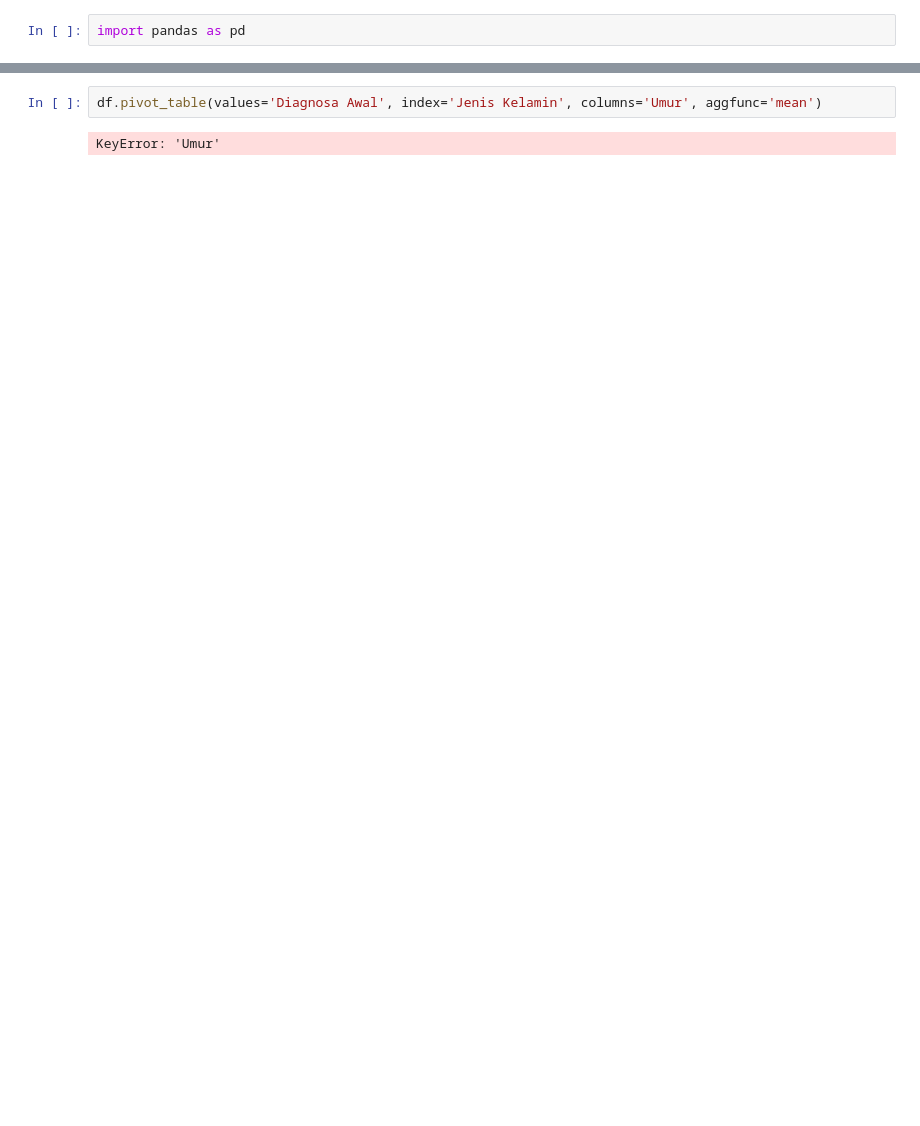
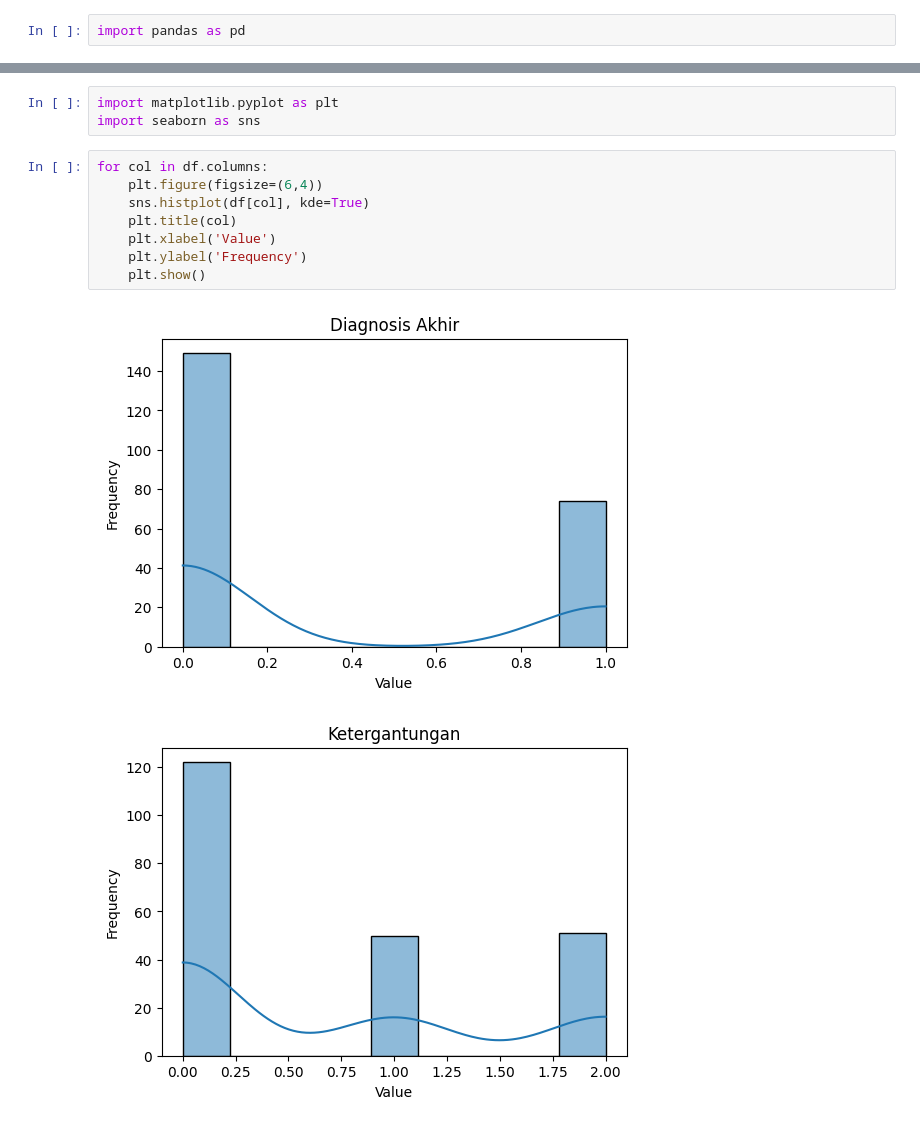
Before and after one commit to Emanxaa/DA_Proj, a Jupyter notebook: Proj1/EDA.ipynb, the cells around one changed output, grey strips where cells are left out. Saved outputs shown, nothing was run; the diff lists cells and outputs as text; blank space fills up the shorter version.

```diff
--- a/Proj1/EDA.ipynb
+++ b/Proj1/EDA.ipynb
@@ -99,4 +152,14 @@ Name: Diagnosa Awal, dtype: float64
+# %%
+import matplotlib.pyplot as plt
+import seaborn as sns
 # %%
-df.pivot_table(values='Diagnosa Awal', index='Jenis Kelamin', columns='Umur', aggfunc='mean')
+for col in df.columns:
+    plt.figure(figsize=(6,4))
+    sns.histplot(df[col], kde=True)
+    plt.title(col)
+    plt.xlabel('Value')
+    plt.ylabel('Frequency')
+    plt.show()
 # %% [output]
-KeyError: 'Umur'
+[figure, added]
+[figure, added]
```
Also changed, not shown: parts of 21 cells of this notebook, 1 other file.
